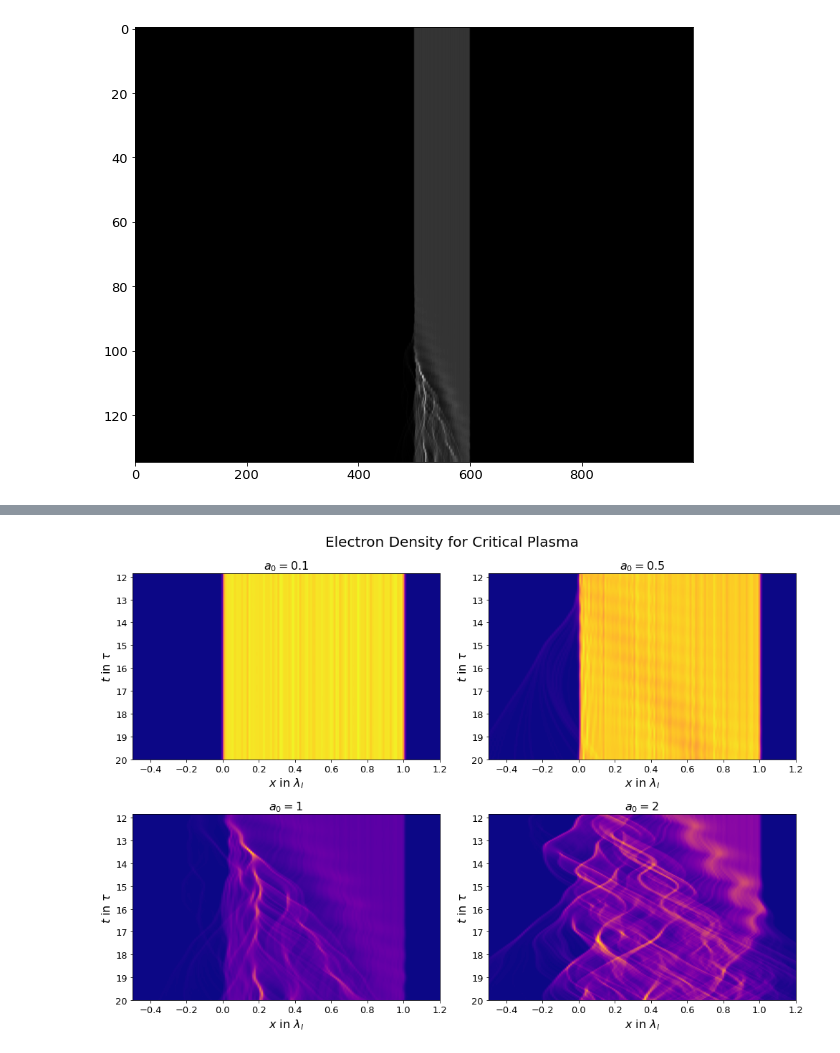
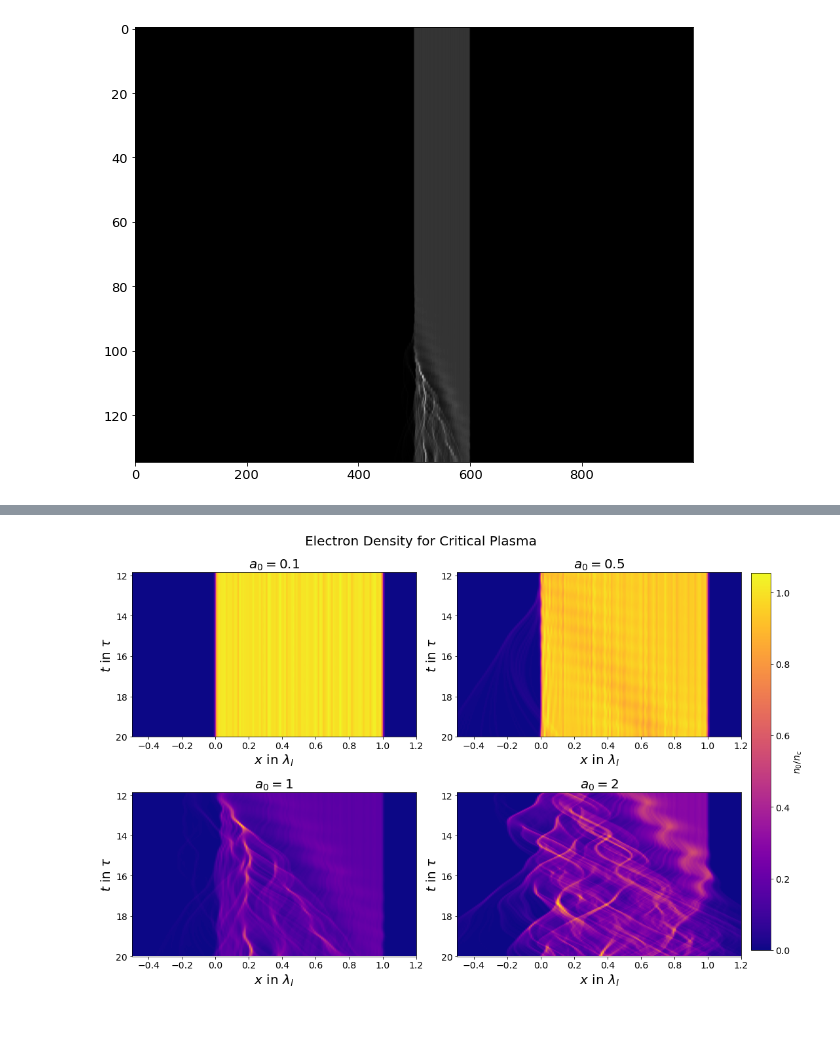
Before and after one commit to Hari31416/MSc_Project, a Jupyter notebook: EPOCH/Reflectance/viz.ipynb, the cells around one changed output, grey strips where cells are left out. Saved outputs shown, nothing was run; the diff lists cells and outputs as text; code cells hidden in the pictures; blank space fills up the shorter version.

Commit message:
final report and presentation done

```diff
--- a/EPOCH/Reflectance/viz.ipynb
+++ b/EPOCH/Reflectance/viz.ipynb
@@ -65,2 +73,2 @@ for d in tqdm.tqdm(all_dirs, desc="Saving images"):
 # %%
-data = sdf.read(ALL_FILES[10])
+data = sdf.read(ALL_FILES[0])
@@ -131,3 +224,5 @@ result
+# %%
+result = pd.read_csv("result.csv")
 # %%
 result["A"].value_counts()
 # %% [output]
@@ -207,34 +302,12 @@ def plot_density(ax, directory):
         D.append(data.Derived_Number_Density_Electron.data)
     den = directory.split("_")[1]
     a0 = directory.split("_")[-1]
-    ax.imshow(np.array(D)[80:135, 450:620]/nc, aspect="auto", cmap="gray", extent=[-0.5, 1.2, 20, 11.85])
-    ax.set_xlabel(r"$x$ in $\lambda_l$", fontsize=16)
-    ax.set_ylabel(r"$t$ in $\tau$", fontsize=16)
-    ax.set_title(f"$a_0 = {a0}$", fontsize=16)
-    # ax.set_xticks(list(np.arange(0, 1.70, 0.01)))
-    # cmap = colors.ListedColormap("gray")
-    # ax.colorbar(cmap=cmap)
-    # file_name=f"{directory}.jpg"
-    # file_dir = os.path.join("Images", file_name)
-    # print(file_dir)
-    # ax.title(file_name.replace(".jpg", ""))
-    # ax.savefig(file_dir)
-    # ax.close()
+    ax.imshow(np.array(D)[10*80:10*135, 450:620]/nc, aspect="auto", cmap="plasma", extent=[-0.5, 1.2, 20, 11.85])
+    ax.set_xlabel(r"$x$ in $\lambda_l$", fontsize=20)
+    ax.set_ylabel(r"$t$ in $\tau$", fontsize=20)
+    ax.set_title(f"$a_0 = {a0}$", fontsize=20)
+    # ax.set_xticks(ticks= ax.get_xticks(), fontsize=20)
+    # ax.set_yticks(ticks=ax.get_yticks(), fontsize=20)
-# %%
-def plot_density(ax, directory):
-    all_files = glob.glob(os.path.join(directory, "*.sdf"))
-    all_files.sort()
-    D = []
-
-    for i, file in enumerate(all_files):
-        data = sdf.read(file)
-        D.append(data.Derived_Number_Density_Electron.data)
-    den = directory.split("_")[1]
-    a0 = directory.split("_")[-1]
-    ax.imshow(np.array(D)[10*80:10*135, 450:620]/nc, aspect="auto", cmap="plasma", extent=[-0.5, 1.2, 20, 11.85])
-    ax.set_xlabel(r"$x$ in $\lambda_l$", fontsize=16)
-    ax.set_ylabel(r"$t$ in $\tau$", fontsize=16)
-    ax.set_title(f"$a_0 = {a0}$", fontsize=16)
 # %%
 plot_density(plt.gca(), "D_1.0_A_2")
 # %% [output]
@@ -242,10 +315,12 @@ plot_density(plt.gca(), "D_1.0_A_2")
 # %%
 dirs = ['D_1.0_A_0.1', 'D_1.0_A_0.5','D_1.0_A_1', 'D_1.0_A_2',]
 fig, axes = plt.subplots(2, 2, figsize=(14, 10))
+cax = fig.add_axes([1.0, 0.1, 0.03, 0.8])
 fig.suptitle("Electron Density for Critical Plasma", fontsize=20)
 for i, d in enumerate(dirs):
     plot_density(axes[i//2, i%2], d)
 plt.tight_layout()
-plt.savefig("/media/hari31416/Hari_SSD/Users/harik/Desktop/Project_Sem_3/Presentations/Reports/Sem_3_Minor/density.png", dpi=300)
+fig.colorbar(axes[0, 0].images[0], cax=cax, label=r"$n_0/n_c$", orientation="vertical")
+fig.savefig("/media/hari31416/Hari_SSD/Users/harik/Desktop/Project_Sem_3/Presentations/PPTs/Sem_3_Minor/density.png", dpi=400)
 # %% [output]
-[figure, old version]
+[figure, new version]
```
Also changed, not shown: parts of 22 cells of this notebook, 31 other files.
